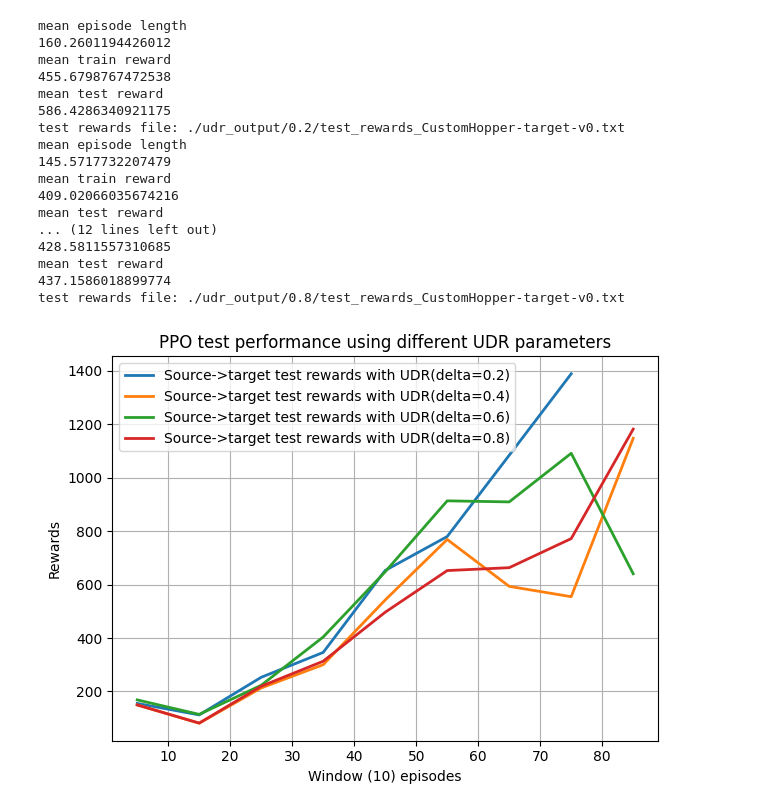
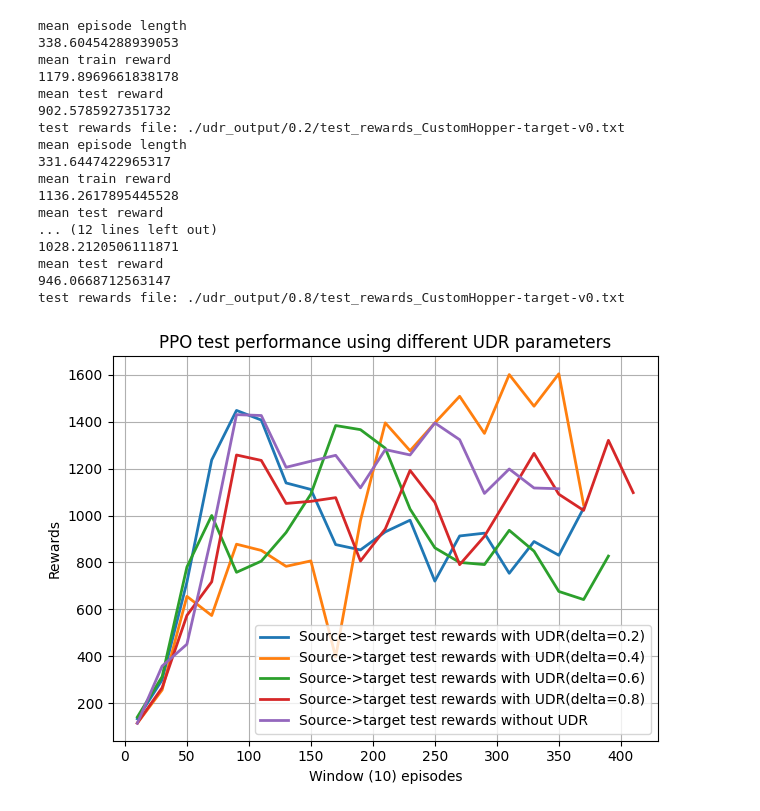
Before and after one commit to beppSpedicato/ReinforceLearning, a Jupyter notebook: ppo_udr.ipynb, the cells around one changed output. Saved outputs shown, nothing was run; the diff lists cells and outputs as text; code cells hidden in the pictures.

Commit message:
udr complete test

```diff
--- a/ppo_udr.ipynb
+++ b/ppo_udr.ipynb
@@ -1,7 +1,7 @@
 # %%
 from UDR.udr import train_test_ppo_with_udr
 
-n_episodes = 800
+n_episodes = 10000
 mean_timestep = 300
 optimized_clip_range_source = 0.219204216258128
 target_env = "CustomHopper-target-v0"
@@ -24,53 +24,57 @@ for delta in deltas:
 	)
 # %% [output]
 mean episode length
-160.2601194426012
+338.60454288939053
 mean train reward
-455.6798767472538
+1179.8969661838178
 mean test reward
-586.4286340921175
+902.5785927351732
 test rewards file: ./udr_output/0.2/test_rewards_CustomHopper-target-v0.txt
 mean episode length
-145.5717732207479
+331.6447422965317
 mean train reward
-409.02066035674216
+1136.2617895445528
 mean test reward
 ... (12 lines left out)
-428.5811557310685
+1028.2120506111871
 mean test reward
-437.1586018899774
+946.0668712563147
 test rewards file: ./udr_output/0.8/test_rewards_CustomHopper-target-v0.txt
 # %%
 import matplotlib.pyplot as plt
 import numpy as np
 
-def get_rewards (filename, window_size: int = 10):
+def get_rewards (filename, window_size: int = 20):
     with open(filename, 'r') as f:
         lines = f.readlines()
         data = [float(line.strip()) for line in lines]
 
         means = []
         positions = []
         for i in range(0, len(data), window_size):
             window = data[i:i+window_size]
             mean_value = np.mean(window)
             means.append(mean_value)
             positions.append(i + window_size//2)
 
         return means, positions
 
-path_test_resources = './udr_output'
+path_test_resources = './trained-models/udr'
 
 for delta in deltas:
     r, p = get_rewards(f"{path_test_resources}/{delta}/test_rewards_CustomHopper-target-v0.txt")
     plt.plot(p, r, label=f'Source->target test rewards with UDR(delta={delta})', linewidth=2)
+
+
+s_t_test_rewards, st_positions = get_rewards(f'./trained-models/ppo/train-test-experiment/source-target/test_rewards_CustomHopper-target-v0.txt')
+plt.plot(st_positions, s_t_test_rewards, label=f'Source->target test rewards without UDR', linewidth=2)
 
 plt.ylabel("Rewards")
 plt.xlabel(f"Window ({10}) episodes")
 plt.title("PPO test performance using different UDR parameters")
 plt.legend()
 plt.grid(True)
 plt.tight_layout()
 plt.show()
 # %% [output]
-[figure, old version]
+[figure, new version]
```
Also changed, not shown: 17 other files.
